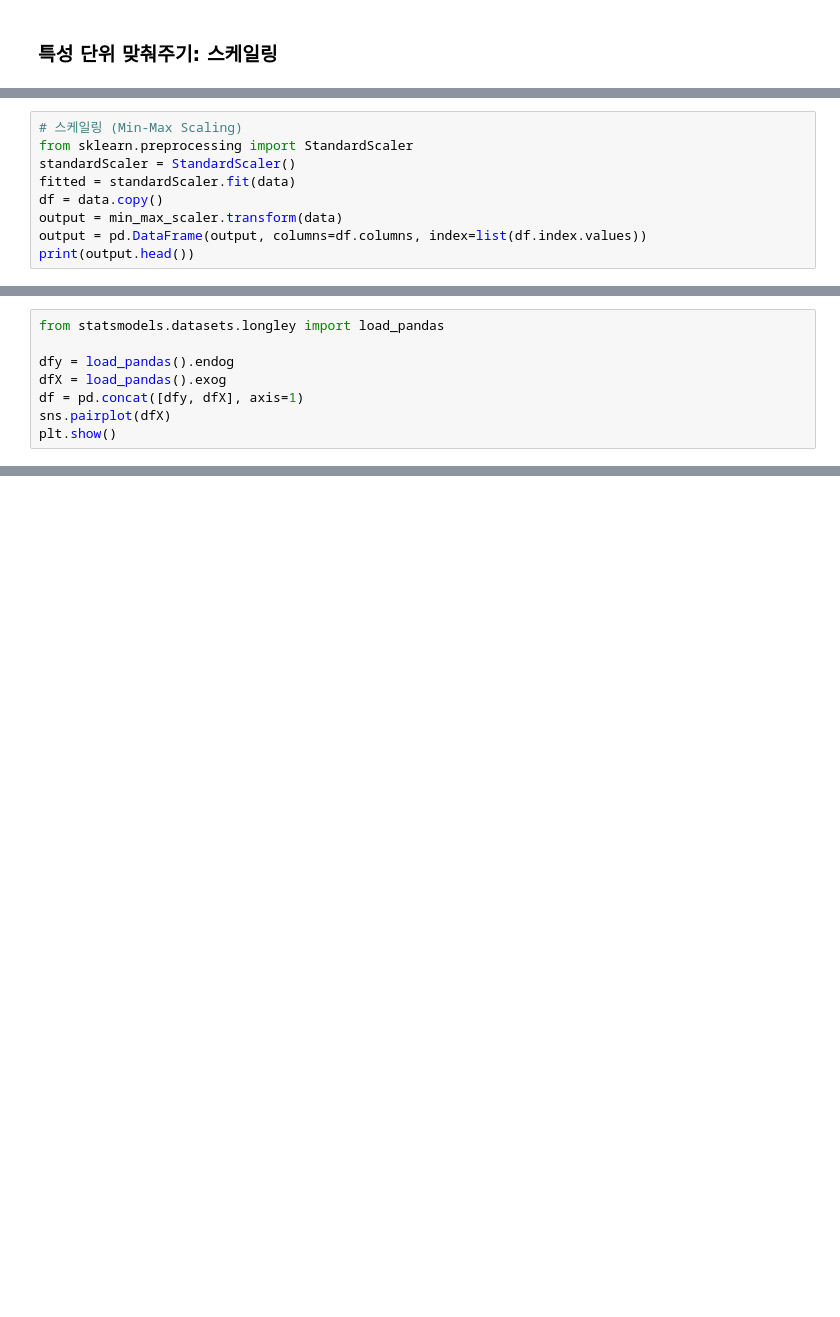
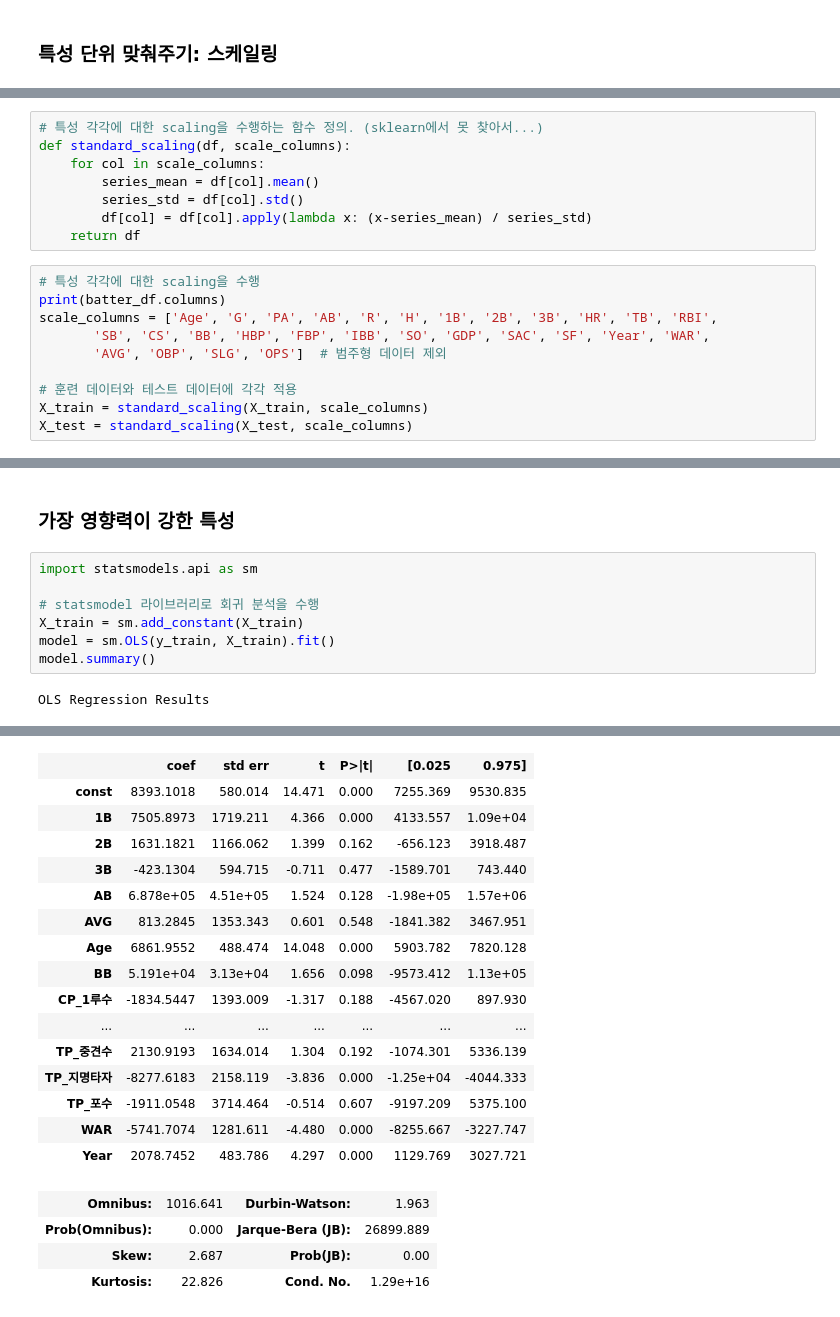
Before and after one commit to ch-4ml/machine-learning-study, a Jupyter notebook: tensorflow/practice/KBO 타자 연봉 예측.ipynb, the cells around one changed output, grey strips where cells are left out. Drawn from its saved outputs; the diff is of its cells as text; blank space fills up the shorter version.

```diff
--- a/tensorflow/practice/KBO 타자 연봉 예측.ipynb
+++ b/tensorflow/practice/KBO 타자 연봉 예측.ipynb
@@ -345,9 +144,0 @@ r^2 on test data: 0.400857
-# %%
-# 스케일링 (Min-Max Scaling)
-from sklearn.preprocessing import StandardScaler
-standardScaler = StandardScaler()
-fitted = standardScaler.fit(data)
-df = data.copy()
-output = min_max_scaler.transform(data)
-output = pd.DataFrame(output, columns=df.columns, index=list(df.index.values))
-print(output.head())
@@ -390,8 +144,0 @@ print(lasso.score(X_test, y_test))  # 0.40134752768246296
-# %%
-from statsmodels.datasets.longley import load_pandas
-
-dfy = load_pandas().endog
-dfX = load_pandas().exog
-df = pd.concat([dfy, dfX], axis=1)
-sns.pairplot(dfX)
-plt.show()
@@ -397,0 +148,18 @@ plt.show()
+# %%
+# 특성 각각에 대한 scaling을 수행하는 함수 정의. (sklearn에서 못 찾아서...)
+def standard_scaling(df, scale_columns):
+    for col in scale_columns:
+        series_mean = df[col].mean()
+        series_std = df[col].std()
+        df[col] = df[col].apply(lambda x: (x-series_mean) / series_std)
+    return df
+# %%
+# 특성 각각에 대한 scaling을 수행
+print(batter_df.columns)
+scale_columns = ['Age', 'G', 'PA', 'AB', 'R', 'H', '1B', '2B', '3B', 'HR', 'TB', 'RBI',
+       'SB', 'CS', 'BB', 'HBP', 'FBP', 'IBB', 'SO', 'GDP', 'SAC', 'SF', 'Year', 'WAR',
+       'AVG', 'OBP', 'SLG', 'OPS']  # 범주형 데이터 제외
+
+# 훈련 데이터와 테스트 데이터에 각각 적용
+X_train = standard_scaling(X_train, scale_columns)
+X_test = standard_scaling(X_test, scale_columns)
@@ -397,0 +207,11 @@ plt.show()
+# %% [markdown]
+### 가장 영향력이 강한 특성
+# %%
+import statsmodels.api as sm
+
+# statsmodel 라이브러리로 회귀 분석을 수행
+X_train = sm.add_constant(X_train)
+model = sm.OLS(y_train, X_train).fit()
+model.summary()
+# %% [output]
+OLS Regression Results
@@ -397,0 +227,20 @@ plt.show()
+|  | coef | std err | t | P>|t| | [0.025 | 0.975] |
+| const | 8393.1018 | 580.014 | 14.471 | 0.000 | 7255.369 | 9530.835 |
+| 1B | 7505.8973 | 1719.211 | 4.366 | 0.000 | 4133.557 | 1.09e+04 |
+| 2B | 1631.1821 | 1166.062 | 1.399 | 0.162 | -656.123 | 3918.487 |
+| 3B | -423.1304 | 594.715 | -0.711 | 0.477 | -1589.701 | 743.440 |
+| AB | 6.878e+05 | 4.51e+05 | 1.524 | 0.128 | -1.98e+05 | 1.57e+06 |
+| AVG | 813.2845 | 1353.343 | 0.601 | 0.548 | -1841.382 | 3467.951 |
+| Age | 6861.9552 | 488.474 | 14.048 | 0.000 | 5903.782 | 7820.128 |
+| BB | 5.191e+04 | 3.13e+04 | 1.656 | 0.098 | -9573.412 | 1.13e+05 |
+| CP_1루수 | -1834.5447 | 1393.009 | -1.317 | 0.188 | -4567.020 | 897.930 |
+| ... | ... | ... | ... | ... | ... | ... |
+| TP_중견수 | 2130.9193 | 1634.014 | 1.304 | 0.192 | -1074.301 | 5336.139 |
+| TP_지명타자 | -8277.6183 | 2158.119 | -3.836 | 0.000 | -1.25e+04 | -4044.333 |
+| TP_포수 | -1911.0548 | 3714.464 | -0.514 | 0.607 | -9197.209 | 5375.100 |
+| WAR | -5741.7074 | 1281.611 | -4.480 | 0.000 | -8255.667 | -3227.747 |
+| Year | 2078.7452 | 483.786 | 4.297 | 0.000 | 1129.769 | 3027.721 |
+| Omnibus: | 1016.641 | Durbin-Watson: | 1.963 |
+| Prob(Omnibus): | 0.000 | Jarque-Bera (JB): | 26899.889 |
+| Skew: | 2.687 | Prob(JB): | 0.00 |
+| Kurtosis: | 22.826 | Cond. No. | 1.29e+16 |
```
Also changed, not shown: parts of 69 cells of this notebook, 5 other files.
